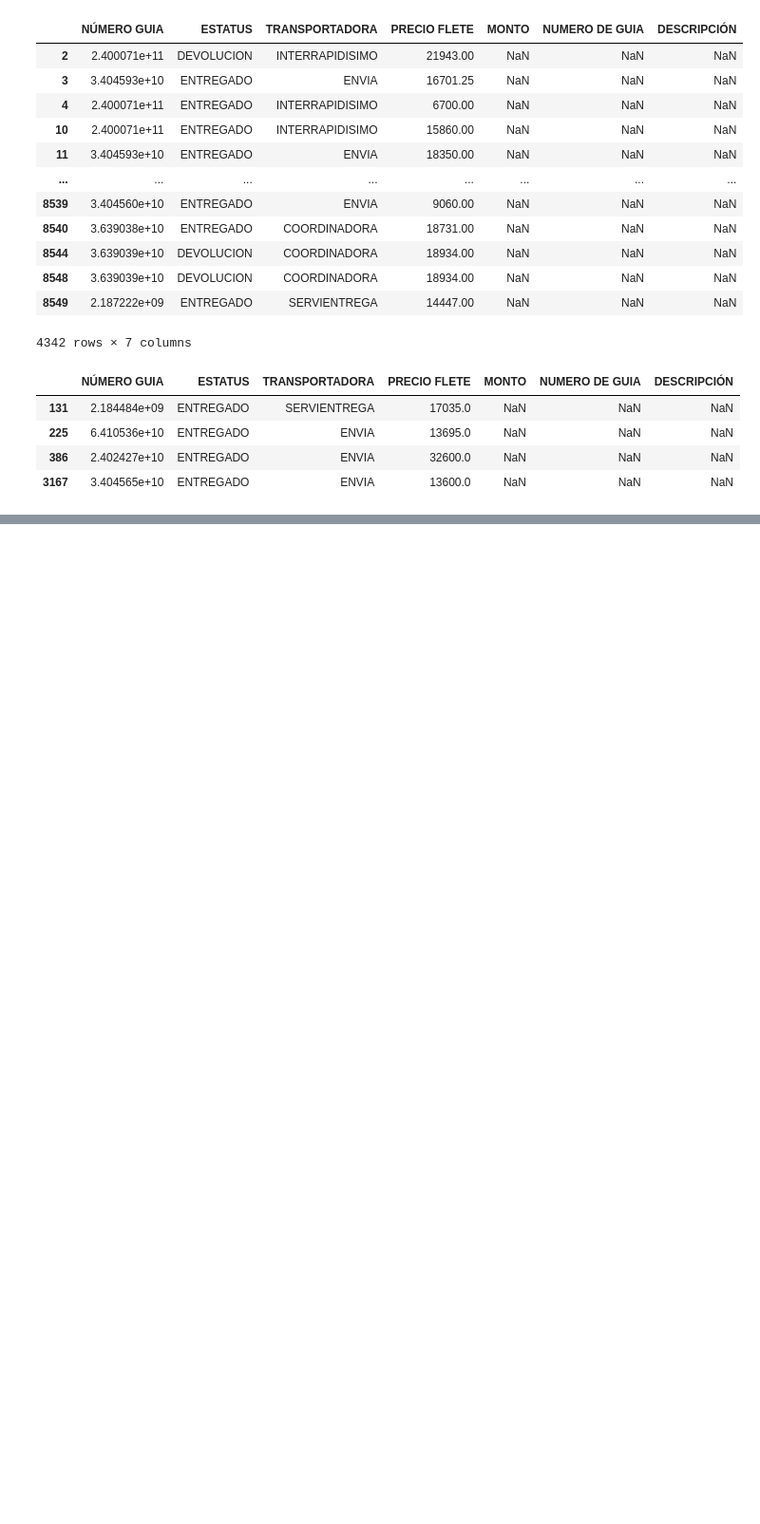
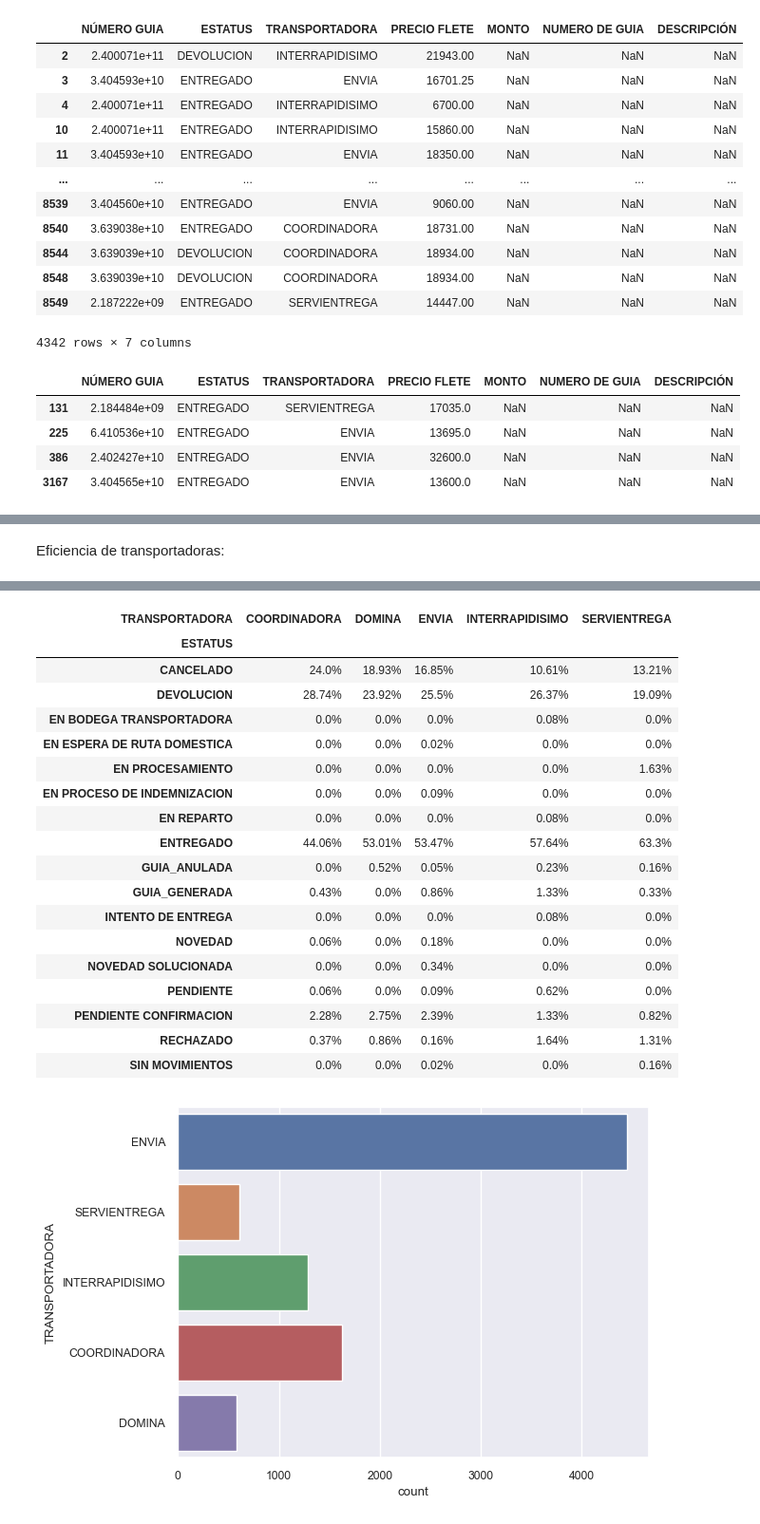
Before and after one commit to NiengLee/SeventyBlock-oct2023, a Jupyter notebook: 70BlockOct.ipynb, the cells around one changed output, grey strips where cells are left out. Shown at 95% size. Saved outputs shown, nothing was run; the diff lists cells and outputs as text; code cells hidden in the pictures; blank space fills up the shorter version.

```diff
--- a/70BlockOct.ipynb
+++ b/70BlockOct.ipynb
@@ -151,0 +207,12 @@ display(sinPagarLog)
+# %% [markdown]
+Eficiencia de transportadoras:
+# %%
+transp_estat = pd.crosstab(adminOrigenLimpio['ESTATUS'], adminOrigenLimpio['TRANSPORTADORA'])
+transp_estat_porc = pd.crosstab(adminOrigenLimpio['ESTATUS'], adminOrigenLimpio['TRANSPORTADORA'], normalize='columns') * 100
+transp_estat_porc = transp_estat_porc.round(2).astype(str)+'%'
+display(transp_estat)
+print(' \n ')
+display(transp_estat_porc)
+sns.set(font_scale=0.8)
+ax = sns.countplot(y='TRANSPORTADORA', data=adminOrigenLimpio, orient='h')
+# %% [output]
@@ -151,0 +238,20 @@ display(sinPagarLog)
+| TRANSPORTADORA | COORDINADORA | DOMINA | ENVIA | INTERRAPIDISIMO | SERVIENTREGA |
+| ESTATUS |  |  |  |  |  |
+| CANCELADO | 24.0% | 18.93% | 16.85% | 10.61% | 13.21% |
+| DEVOLUCION | 28.74% | 23.92% | 25.5% | 26.37% | 19.09% |
+| EN BODEGA TRANSPORTADORA | 0.0% | 0.0% | 0.0% | 0.08% | 0.0% |
+| EN ESPERA DE RUTA DOMESTICA | 0.0% | 0.0% | 0.02% | 0.0% | 0.0% |
+| EN PROCESAMIENTO | 0.0% | 0.0% | 0.0% | 0.0% | 1.63% |
+| EN PROCESO DE INDEMNIZACION | 0.0% | 0.0% | 0.09% | 0.0% | 0.0% |
+| EN REPARTO | 0.0% | 0.0% | 0.0% | 0.08% | 0.0% |
+| ENTREGADO | 44.06% | 53.01% | 53.47% | 57.64% | 63.3% |
+| GUIA_ANULADA | 0.0% | 0.52% | 0.05% | 0.23% | 0.16% |
+| GUIA_GENERADA | 0.43% | 0.0% | 0.86% | 1.33% | 0.33% |
+| INTENTO DE ENTREGA | 0.0% | 0.0% | 0.0% | 0.08% | 0.0% |
+| NOVEDAD | 0.06% | 0.0% | 0.18% | 0.0% | 0.0% |
+| NOVEDAD SOLUCIONADA | 0.0% | 0.0% | 0.34% | 0.0% | 0.0% |
+| PENDIENTE | 0.06% | 0.0% | 0.09% | 0.62% | 0.0% |
+| PENDIENTE CONFIRMACION | 2.28% | 2.75% | 2.39% | 1.33% | 0.82% |
+| RECHAZADO | 0.37% | 0.86% | 0.16% | 1.64% | 1.31% |
+| SIN MOVIMIENTOS | 0.0% | 0.0% | 0.02% | 0.0% | 0.16% |
+[figure, added]
```
Also changed, not shown: parts of 6 cells of this notebook.
